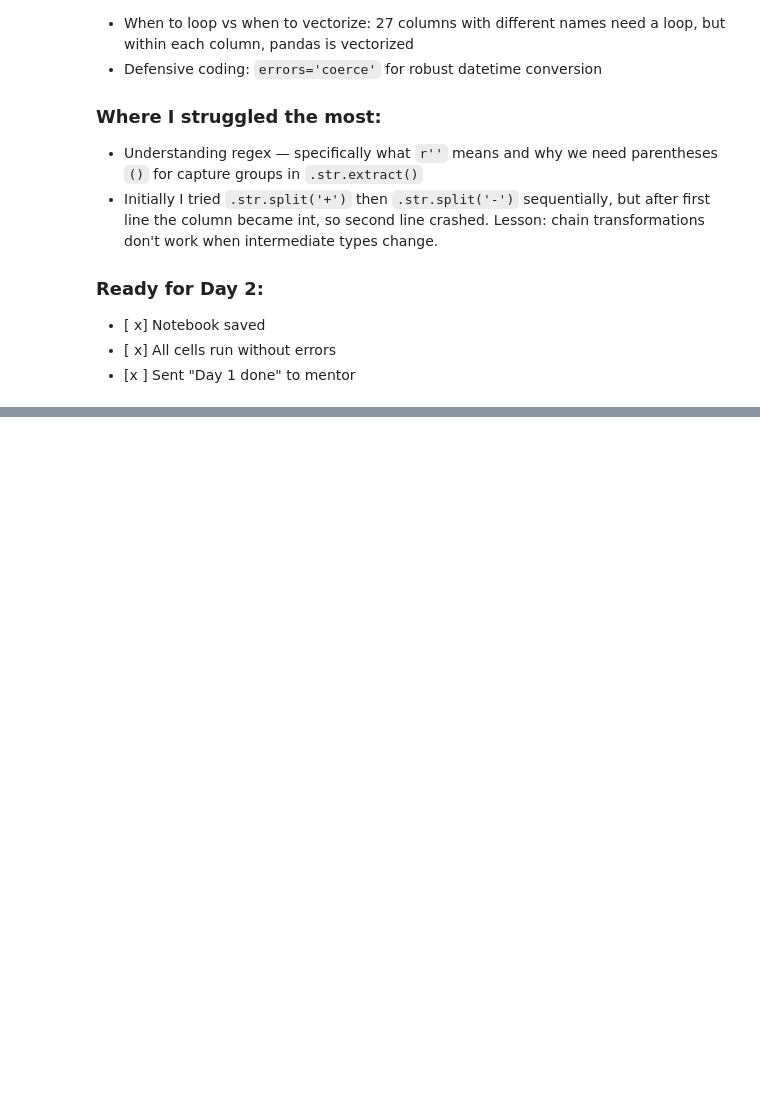
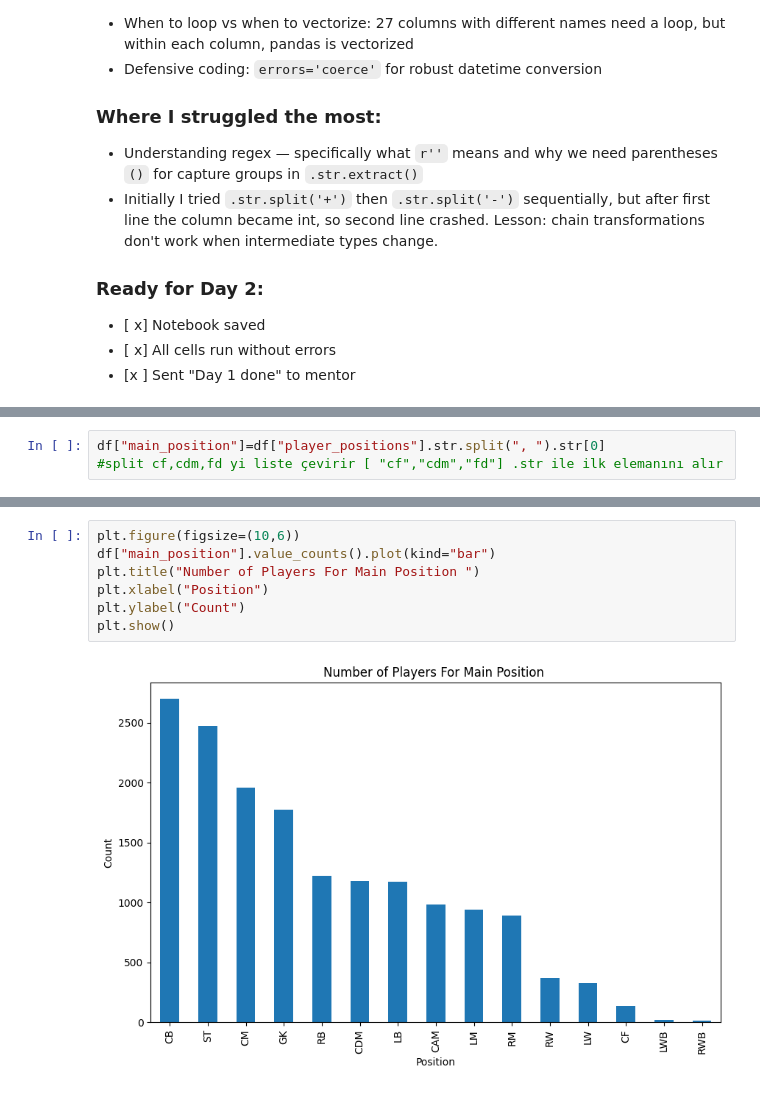
Before and after one commit to alyboii/fifa15dataset, a Jupyter notebook: fifa15dataset/edafifa15.ipynb, the cells around one changed output, grey strips where cells are left out. Saved outputs shown, nothing was run; the diff lists cells and outputs as text; blank space fills up the shorter version.

```diff
--- a/fifa15dataset/edafifa15.ipynb
+++ b/fifa15dataset/edafifa15.ipynb
@@ -965,0 +1047,3 @@ the base rating, the total (96), or both?
+# %%
+df["main_position"]=df["player_positions"].str.split(", ").str[0]
+#split cf,cdm,fd yi liste çevirir [ "cf","cdm","fd"] .str ile ilk elemanını alır
@@ -965,0 +1067,9 @@ the base rating, the total (96), or both?
+# %%
+plt.figure(figsize=(10,6))
+df["main_position"].value_counts().plot(kind="bar")
+plt.title("Number of Players For Main Position ")
+plt.xlabel("Position")
+plt.ylabel("Count")
+plt.show()
+# %% [output]
+[figure, added]
```
Also changed, not shown: parts of 49 cells of this notebook.
